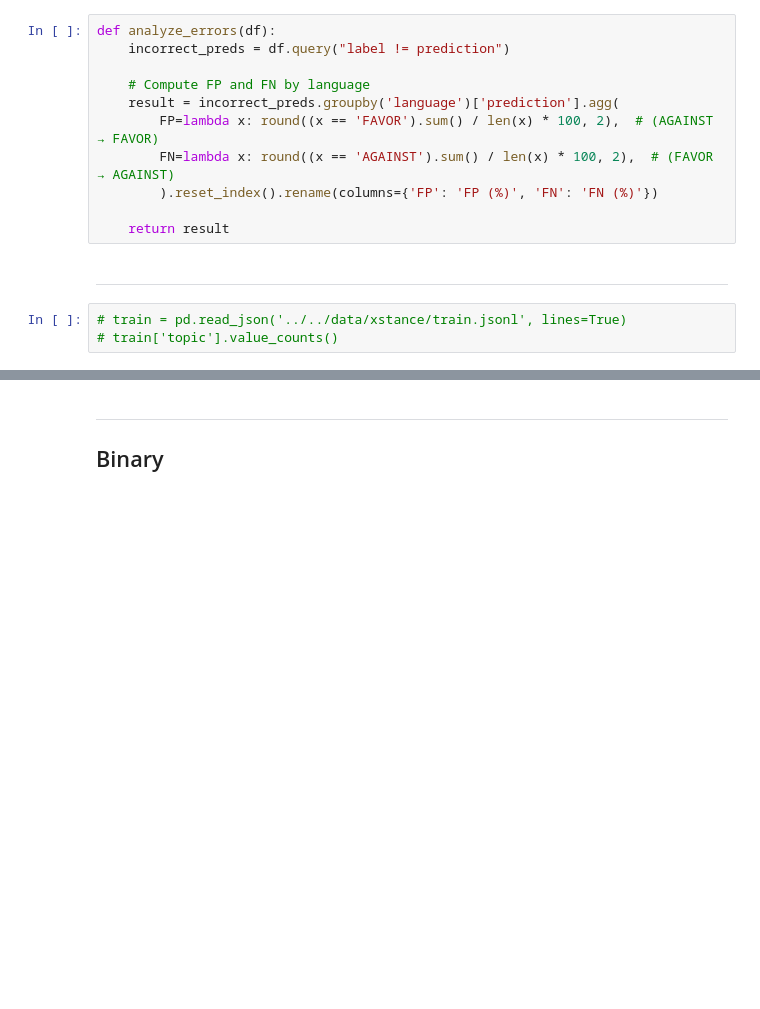
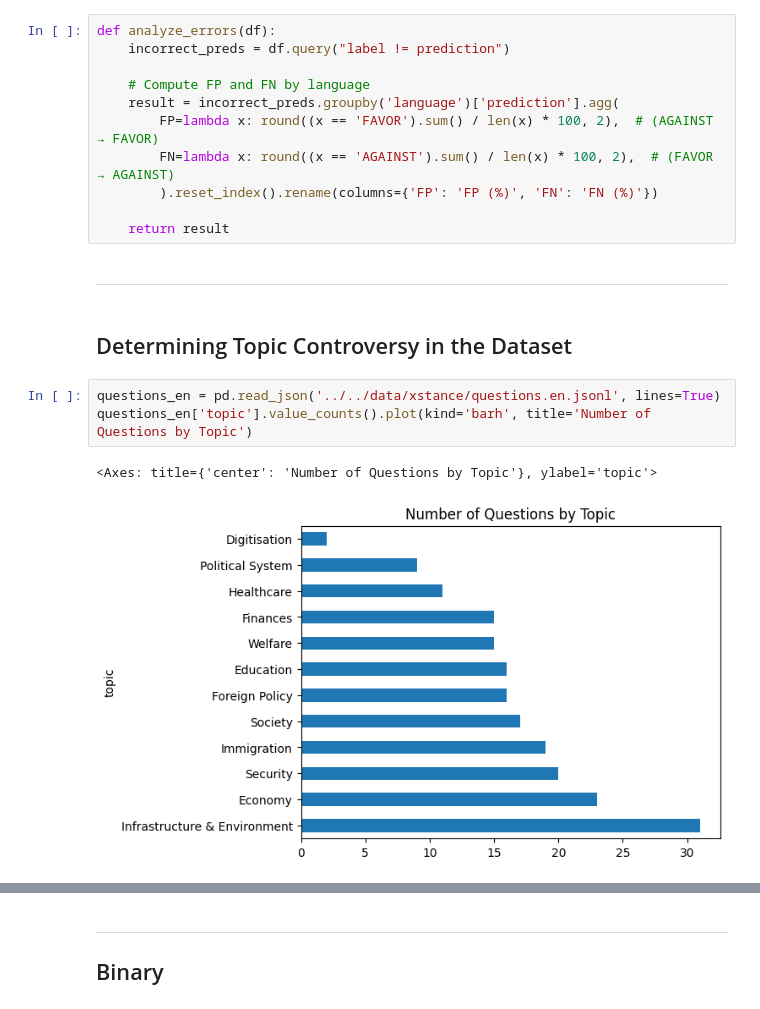
Before and after one commit to NazaninShafiabadi/StanceDetection, a Jupyter notebook: data/xstance/analysis.ipynb, the cells around one changed output, grey strips where cells are left out. Saved outputs shown, nothing was run; the diff lists cells and outputs as text; blank space fills up the shorter version.

Commit message:
added topic controversy to the analysis

```diff
--- a/data/xstance/analysis.ipynb
+++ b/data/xstance/analysis.ipynb
@@ -66,6 +66,11 @@ def analyze_errors(df):
     return result
 # %% [markdown]
 ---
+# %% [markdown]
+## Determining Topic Controversy in the Dataset
 # %%
-# train = pd.read_json('../../data/xstance/train.jsonl', lines=True)
-# train['topic'].value_counts()
+questions_en = pd.read_json('../../data/xstance/questions.en.jsonl', lines=True)
+questions_en['topic'].value_counts().plot(kind='barh', title='Number of Questions by Topic')
+# %% [output]
+<Axes: title={'center': 'Number of Questions by Topic'}, ylabel='topic'>
+[figure, added]
```
Also changed, not shown: parts of 17 cells of this notebook.
